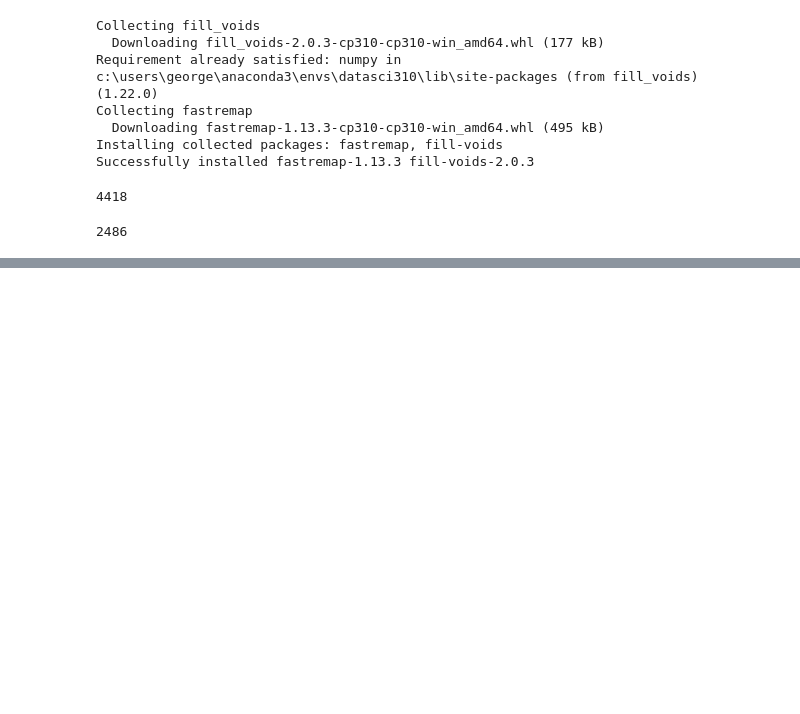
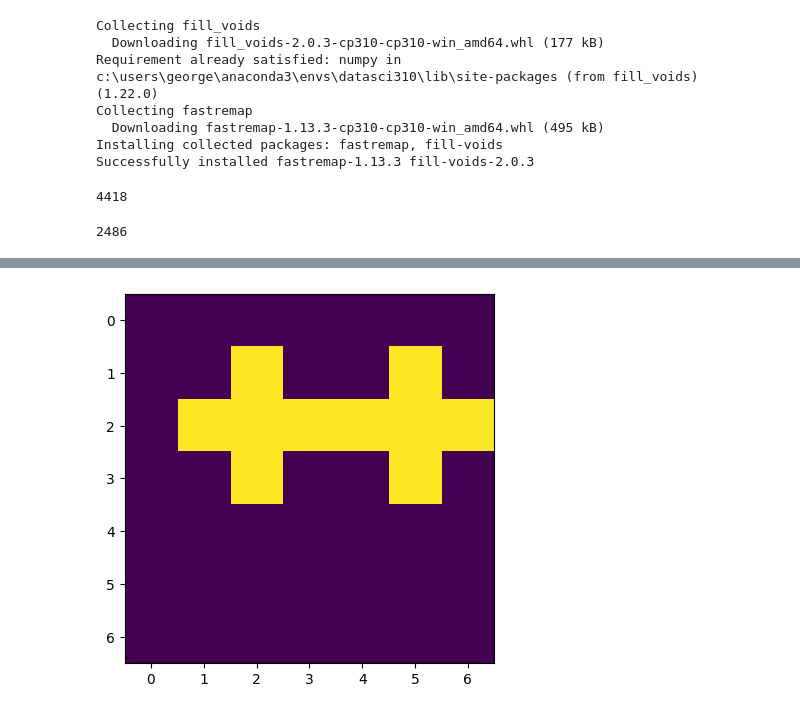
Before and after one commit to gsainsbury86/advent_2022, a Jupyter notebook: Day 18.ipynb, the cells around one changed output, grey strips where cells are left out. Drawn from its saved outputs; the diff is of its cells as text; code cells hidden in the pictures; blank space fills up the shorter version.

```diff
--- a/Day 18.ipynb
+++ b/Day 18.ipynb
@@ -310,3 +335,87 @@ edges
 # %% [output]
 4418
 2486
+# %%
+from pprint import pprint
+import numpy as np
+
+run_test = True
+
+if run_test:
+    case = test.copy()
+    #case.append("2,2,5")
+else:
+    case = lines
+
+C = list()
+
+min_x = 10
+max_x = -1
+min_y = 10
+max_y = -1
+min_z = 10
+max_z = -1
+
+for line in case:
+    cube = [int(x) for x in line.split(',')]
+
+    if cube[0] < min_x:
+        min_x = cube[0]
+    if cube[0] > max_x:
+        max_x = cube[0]
+    if cube[1] < min_y:
+        min_y = cube[1]
+    if cube[1] > max_y:
+        max_y = cube[1]
+    if cube[2] < min_z:
+        min_z = cube[2]
+    if cube[2] > max_z:
+        max_z = cube[2]
+
+
+    C.append(cube)
+
+
+import matplotlib.pyplot as plt
+
+if run_test:
+    DIM = 7
+else:
+    DIM = 25
+
+for d in range(3):
+    filled_from_bottom = np.zeros(shape=(DIM,DIM),dtype=bool)
+    for w in range(DIM):
+        cubes_in_w = []
+        for c, cube in enumerate(C):
+            if cube[d] == w:
+                cubes_in_z.append(cube)
+
+        blocks_in_z = np.zeros(shape=(DIM,DIM))
+
+        for cube in cubes_in_z:
+            blocks_in_z[cube[(d+1)%3]][cube[(d+2)%3]] = 1
+            filled_from_bottom[cube[(d+1)%3]][cube[(d+2)%3]] = True
+
+    print(len(np.where(filled_from_bottom == True)[0]))
+    plt.imshow(filled_from_bottom)
+    plt.show()
+
+
+    filled_from_top = np.zeros(shape=(DIM,DIM),dtype=bool)
+    for w in reversed(range(DIM)):
+        cubes_in_w = []
+        for c, cube in enumerate(C):
+            if cube[d] == w:
+                cubes_in_z.append(cube)
+
+        blocks_in_z = np.zeros(shape=(DIM,DIM))
+
+        for cube in cubes_in_z:
+            blocks_in_z[cube[(d+1)%3]][cube[(d+2)%3]] = 1
+            filled_from_top[cube[(d+1)%3]][cube[(d+2)%3]] = True
+
+    print(len(np.where(filled_from_top == True)[0]))
+    plt.imshow(filled_from_top)
+    plt.show()
+# %% [output]
@@ -312,0 +423 @@ edges
+[figure, added]
```
Also changed, not shown: parts of 6 cells of this notebook, 10 other files.
